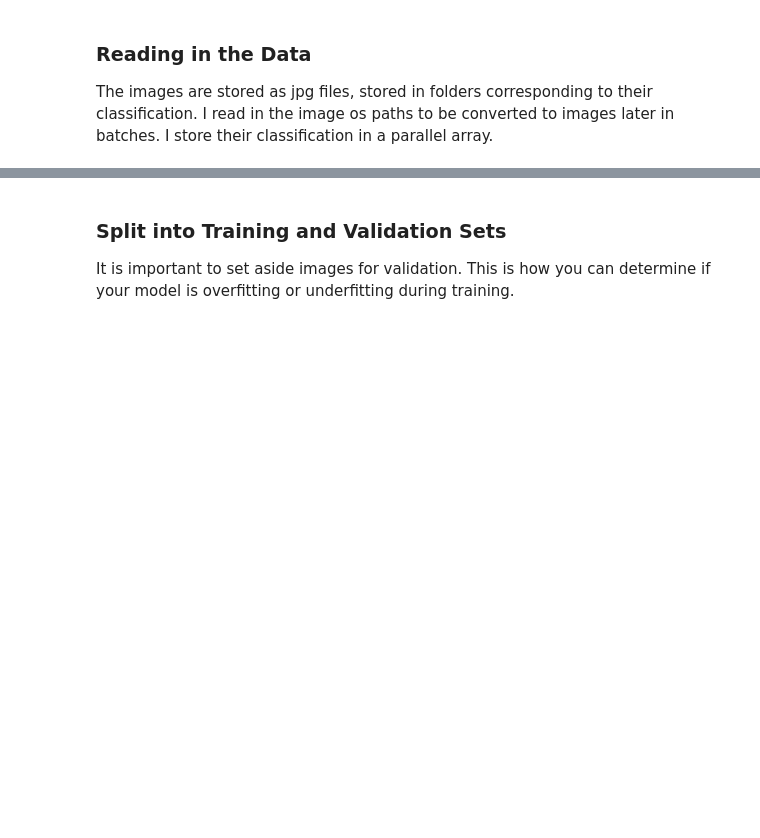
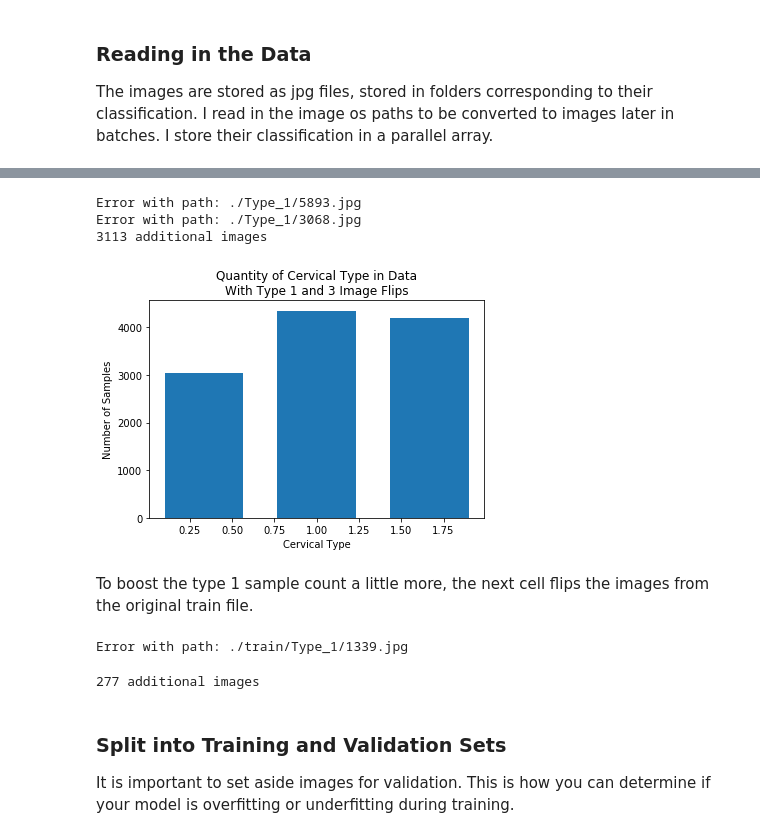
Before and after one commit to grantsrb/kaggle-cervical_cancer_screening, a Jupyter notebook: cervical_classification.ipynb, the cells around one changed output, grey strips where cells are left out. Drawn from its saved outputs; the diff is of its cells as text; code cells hidden in the pictures; blank space fills up the shorter version.

```diff
--- a/cervical_classification.ipynb
+++ b/cervical_classification.ipynb
@@ -209,0 +104,60 @@ def one_hot_encode(labels, n_classes):
+# %%
+from PIL import Image
+
+def save(img, path):
+    im = Image.fromarray(img)
+    im.save(path)
+
+def flipped_from_path(path):
+    img = mpimg.imread(path)
+    return np.fliplr(img)
+
+
+def save_flips(path):
+    path_additions = []
+    label_additions = []
+    type_ = int(path[-1])-1
+    img_paths, labels = read_paths(path,label_type=type_)
+    for p,label in zip(img_paths,labels):
+        try:
+            flipped_img = flipped_from_path(p)
+
+            split_path = p.split('/')
+            split_path[-1] = 'flipped_'+split_path[-1]
+            new_path = '/'.join(split_path)
+
+            save(flipped_img, new_path)
+
+            path_additions.append(new_path)
+            label_additions.append(label)
+        except OSError:
+            print("Error with path: " + p)
+    return path_additions, label_additions
+# %%
+paths = ['./Type_1', './Type_3']
+for path in paths:
+    path_additions, label_additions = save_flips(path)
+    image_paths += path_additions
+    labels += label_additions
+print(str(len(path_additions)) + " additional images")
+# %% [output]
+Error with path: ./Type_1/5893.jpg
+Error with path: ./Type_1/3068.jpg
+3113 additional images
+# %%
+plt.hist(labels,3,rwidth=.7)
+plt.title("Quantity of Cervical Type in Data\nWith Type 1 and 3 Image Flips")
+plt.xlabel("Cervical Type")
+plt.ylabel("Number of Samples")
+plt.show()
+# %% [output]
+[figure, added]
+# %% [markdown]
+To boost the type 1 sample count a little more, the next cell flips the images from the original train file.
+# %%
+path = './train/Type_1'
+path_additions, label_additions = save_flips(path)
+print(str(len(path_additions)) + " additional images")
+# %% [output]
+Error with path: ./train/Type_1/1339.jpg
+277 additional images
```
Also changed, not shown: parts of 26 cells of this notebook, 2 other files.
